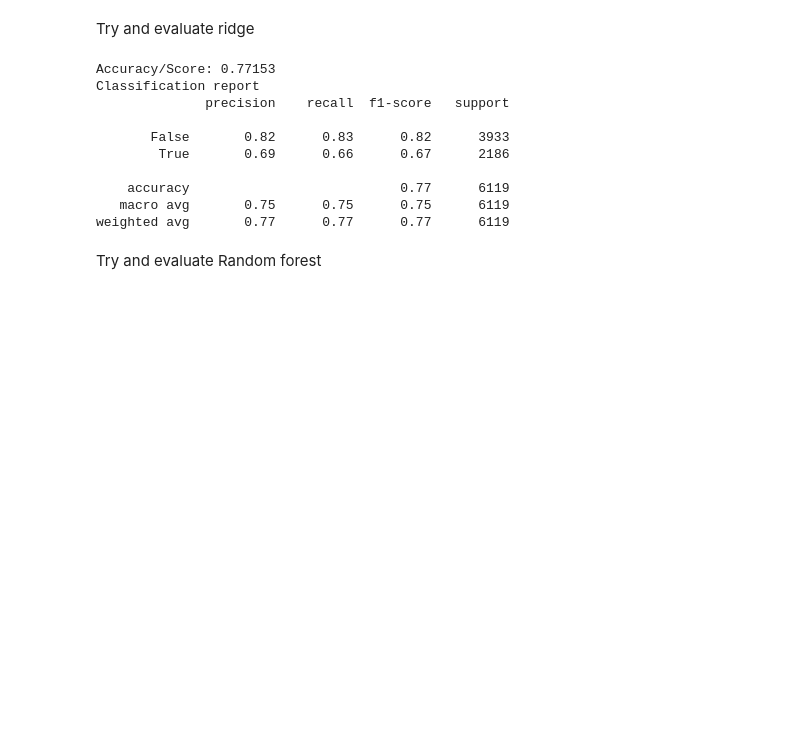
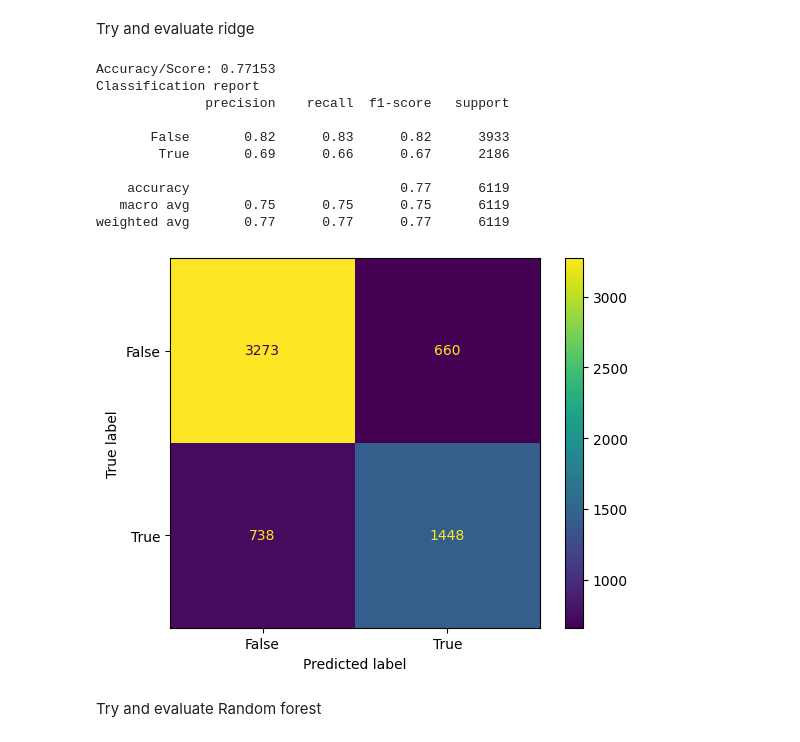
Before and after one commit to MauroPello/mushrooms-classification, a Jupyter notebook: model.ipynb, the cells around one changed output. Saved outputs shown, nothing was run; the diff lists cells and outputs as text; code cells hidden in the pictures; blank space fills up the shorter version.

```diff
--- a/model.ipynb
+++ b/model.ipynb
@@ -107,25 +110,26 @@ Try and evaluate ridge
 # %%
 from sklearn.linear_model import RidgeClassifier
 
-model = Pipeline([
+ridge_model = Pipeline([
     ("scaler", StandardScaler()),
     ("rc", RidgeClassifier(alpha=0.5))
 ])
-model.fit(X_train, y_train)
+ridge_model.fit(X_train, y_train)
 
-# print_coefficients(model.named_steps["rc"])
-print_eval(X_val, y_val, model)
+# print_coefficients(ridge_model.named_steps["rc"])
+print_eval(X_val, y_val, ridge_model)
 # %% [output]
 Accuracy/Score: 0.77153
 Classification report
               precision    recall  f1-score   support
 
        False       0.82      0.83      0.82      3933
         True       0.69      0.66      0.67      2186
 
     accuracy                           0.77      6119
    macro avg       0.75      0.75      0.75      6119
 weighted avg       0.77      0.77      0.77      6119
+[figure, added]
 # %% [markdown]
 Try and evaluate Random forest
 # %%
```
Also changed, not shown: parts of 11 cells of this notebook.
